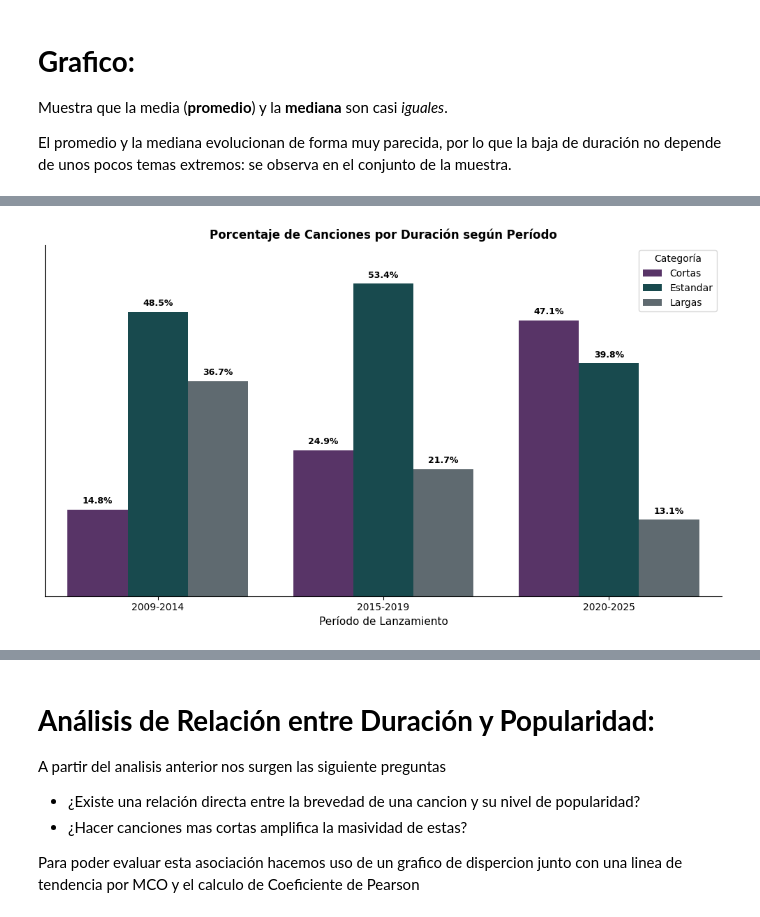
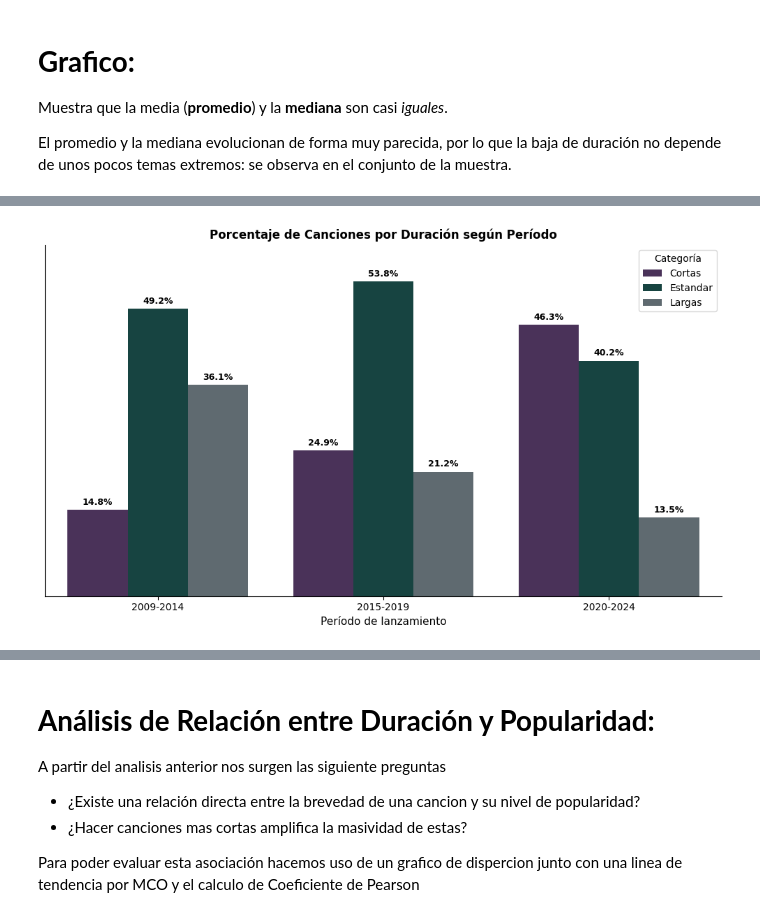
Before and after one commit to OjedaRocio/TP-Grupal-Laboratorio-2C-2026, a Jupyter notebook: TP_Grupal.ipynb, the cells around one changed output, grey strips where cells are left out. Cells and saved outputs as stored; diff of their text form; code cells hidden in the pictures.

```diff
--- a/TP_Grupal.ipynb
+++ b/TP_Grupal.ipynb
@@ -705,69 +746,57 @@ plt.show()
 
  El proposito de esta visualizacion es evidenciar como las transformaciones en el metodo de consumo (el inicio de plataformas de Streming y el contenido corto) de la industria cambiaron las estrucutura de la oferta musical, permitiendo ver si hay una tendencia hacia la producción de canciones mas cortas.
 # %%
-
-# ============================================
+# ==================================================
 # 1. CATEGORIZAR LAS CANCIONES POR DURACIÓN
-# ===========================================
+# ==================================================
 
 # Creamos una columna vacía de tipo texto
-df['Categoria_Duracion'] = pd.Series(
-    index=df.index,
-    dtype='object'
-)
+df['Categoria_Duracion'] = pd.Series(index=df.index, dtype='object')
 
 # Asignamos una categoría según la duración
-df.loc[
-    df['Duración (minutos)'] < 3.0,
-    'Categoria_Duracion'
-] = 'Cortas'
+df.loc[df['Duración (minutos)'] < 3.0, 'Categoria_Duracion'] = 'Cortas'
 
 df.loc[
-    (df['Duración (minutos)'] >= 3.0) &
-    (df['Duración (minutos)'] < 4.0),
-    'Categoria_Duracion'
+    (df['Duración (minutos)'] >= 3.0) & (df['Duración (minutos)'] <= 4.0),
+    'Categoria_Duracion',
 ] = 'Estandar'
 
-df.loc[
-    df['Duración (minutos)'] >= 4.0,
-    'Categoria_Duracion'
-] = 'Largas'
+df.loc[df['Duración (minutos)'] > 4.0, 'Categoria_Duracion'] = 'Largas'
 
 
-# ============================================
-# 2. CREAR LOS PERÍODOS TEMPORALES
-# ============================================
+# ==================================================
+# 2. CREAR LOS PERÍODOS TEMPORALES (2009-2024)
+# ==================================================
 
 # Creamos una columna vacía de tipo texto
-df['Periodo'] = pd.Series(
-    index=df.index,
-    dtype='object'
-)
+df['Periodo'] = pd.Series(index=df.index, dtype='object')
 
 # Clasificamos las canciones según su año de lanzamiento
 df.loc[
-    df['Año de lanzamiento'] < 2015,
-    'Periodo'
+    (df['Año de lanzamiento'] >= 2009) & (df['Año de lanzamiento'] <= 2014),
+    'Periodo',
 ] = '2009-2014'
 
 df.loc[
-    (df['Año de lanzamiento'] >= 2015) &
-    (df['Año de lanzamiento'] <= 2019),
-    'Periodo'
+    (df['Año de lanzamiento'] >= 2015) & (df['Año de lanzamiento'] <= 2019),
+    'Periodo',
 ] = '2015-2019'
 
+# CAMBIO CLAVE: Limitamos el período a 2020-2024 (<= 2024 en lugar de >= 2020 a secas)
 df.loc[
-    df['Año de lanzamiento'] >= 2020,
-    'Periodo'
-] = '2020-2025'
+    (df['Año de lanzamiento'] >= 2020) & (df['Año de lanzamiento'] <= 2024),
+    'Periodo',
+] = '2020-2024'
 
 
-# ============================================
+# ==================================================
 # 3. CALCULAR LOS PORCENTAJES POR PERÍODO
-# ============================================
+# ==================================================
 
+# Agregamos .dropna() para excluir de la agrupación los años fuera de rango (como 2025 o < 2009)
 df_pct = (
-    df.groupby('Periodo')['Categoria_Duracion']
+    df.dropna(subset=['Periodo'])
+    .groupby('Periodo')['Categoria_Duracion']
     .value_counts(normalize=True)
     .reset_index(name='Porcentaje')
 )
@@ -776,9 +805,9 @@ df_pct = (
 df_pct['Porcentaje'] = df_pct['Porcentaje'] * 100
 
 
-# ============================================
+# ==================================================
 # 4. CREAR EL GRÁFICO DE BARRAS
-# ============================================
+# ==================================================
 
 plt.figure(figsize=(10, 6))
 
@@ -788,51 +817,49 @@ ax = sns.barplot(
     y='Porcentaje',
     hue='Categoria_Duracion',
     hue_order=['Cortas', 'Estandar', 'Largas'],
-    palette=['#5B2C6F', '#0F5257', '#5C6B73']
+    palette=['#4B2C5F', '#0F4C47', '#5C6B73'],
 )
 
 # Configuramos el eje Y
 plt.ylim(0, 60)
 
 # Agregamos los porcentajes sobre las barras
 for container in ax.containers:
-    ax.bar_label(
-        container,
-        fmt='%.1f%%',
-        padding=4,
-        fontsize=9,
-        fontweight='bold'
-    )
+  ax.bar_label(
+      container,
+      fmt='%.1f%%',
+      padding=3,
+      fontsize=9,
+      fontweight='bold',
+  )
 
 # Ocultamos el eje Y
 ax.get_yaxis().set_visible(False)
 sns.despine(left=True)
 
 # Títulos y etiquetas
 plt.title(
     'Porcentaje de Canciones por Duración según Período',
     fontsize=12,
-    fontweight='bold'
+    fontweight='bold',
 )
 
-plt.xlabel('Período de Lanzamiento', fontsize=11)
+plt.xlabel('Período de lanzamiento', fontsize=11)
 plt.legend(title='Categoría')
 
 # Ajustes visuales
 plt.grid(axis='y', linestyle='--', alpha=0.5)
 sns.despine()
 plt.tight_layout()
 
 # Guardamos el gráfico
 plt.savefig(
-    'grafico_porcentaje_duracion_por_periodo.png',
-    dpi=300,
-    bbox_inches='tight'
+    'grafico_porcentaje_duracion_por_periodo.png', dpi=300, bbox_inches='tight'
 )
 
 plt.show()
 # %% [output]
-[figure, old version]
+[figure, new version]
 # %% [markdown]
 ### 📓 Análisis:
 
```
Also changed, not shown: parts of 9 cells of this notebook.
